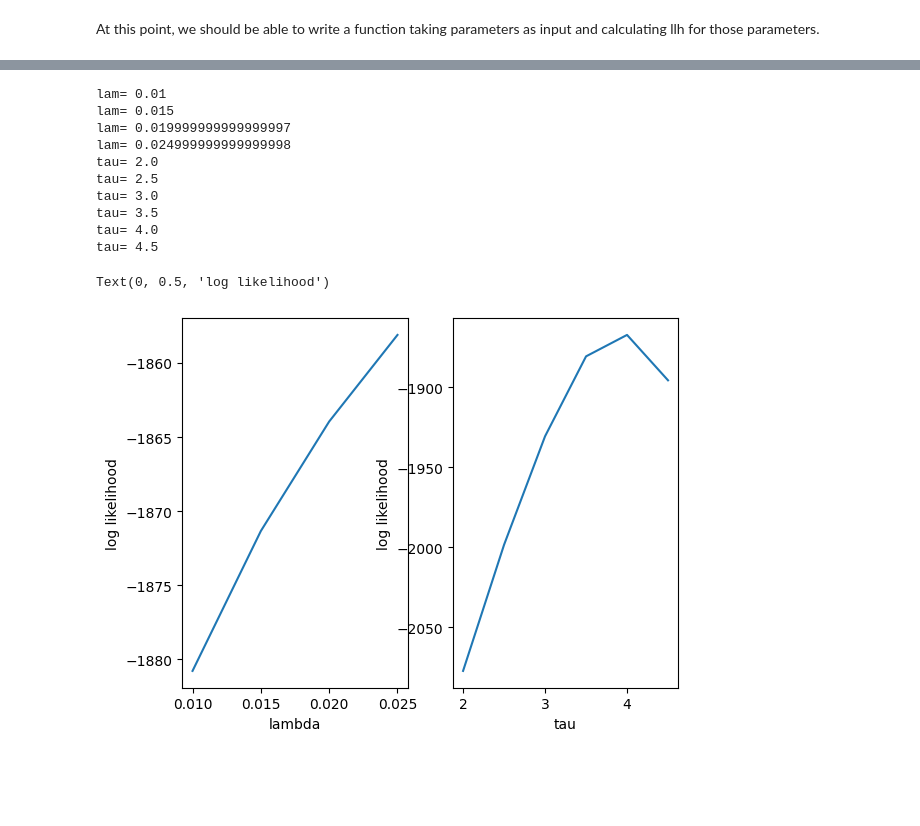
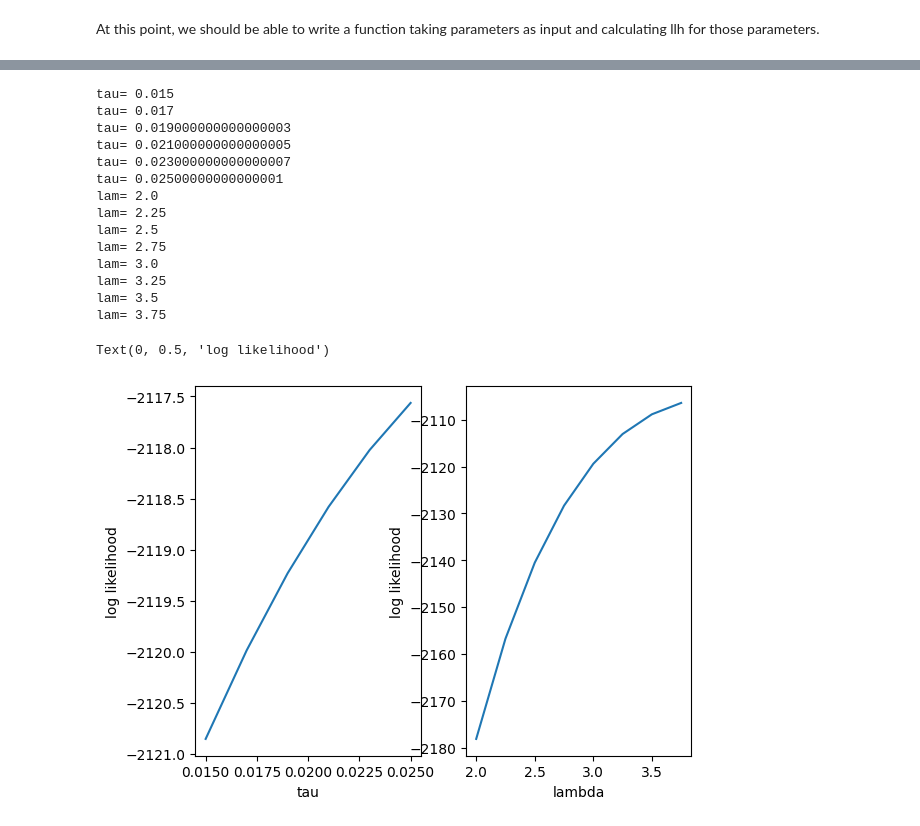
Before and after one commit to JBHilton/covid-19-in-households-public, a Jupyter notebook: examples/inference-from-testing/testing_with_modular_code.ipynb, the cells around one changed output, grey strips where cells are left out. Saved outputs shown, nothing was run; the diff lists cells and outputs as text; code cells hidden in the pictures; blank space fills up the shorter version.

```diff
--- a/examples/inference-from-testing/testing_with_modular_code.ipynb
+++ b/examples/inference-from-testing/testing_with_modular_code.ipynb
@@ -286,15 +286,16 @@ multi_hh_llh = sum(array([llh_from_test_data(sample_data, test_times, rhs, H0) f
 # %% [markdown]
 At this point, we should be able to write a function taking parameters as input and calculating llh for those parameters.
 # %%
-def llh_from_pars(data, test_times, lam, tau):
+def llh_from_pars(data, test_times, tau, lam):
     model_input = SEIRInput(SPEC, composition_list, comp_dist, print_ests=False)
-    model_input.k_home = lam / model_input.beta_int * model_input.k_home
-    model_input.k_ext = tau * model_input.k_ext
+    model_input.k_home = (tau / model_input.beta_int) * model_input.k_home
+    model_input.k_ext = 0 * model_input.k_ext
+    model_input.density_expo = true_density_expo
     # With the parameters chosen, we calculate Q_int:
     household_population = HouseholdPopulation(
         composition_list, comp_dist, model_input)
-
-    rhs = SEIRRateEquations(model_input, household_population, NoImportModel(4,1))
+    # lam goes in as arg for rate equations
+    rhs = SEIRRateEquations(model_input, household_population, FixedImportModel(4,1, np.array([lam * pop_prev])))
     H0 = make_initial_condition_by_eigenvector(growth_rate, model_input, household_population, rhs, 1e-2, 0.0,False,3)
     tspan = (0.0, 365)
     return(sum(array([llh_from_test_data(data, test_times, rhs, H0) for data in multi_hh_data])))
@@ -305,9 +304,9 @@ llh_from_pars(multi_hh_data, test_times, 0.015, 4)
 # %%
-lam_vals = arange(0.01, 0.03, 0.005)
-tau_vals = arange(2.0, 5.0, 0.5)
-llh_vals = np.zeros((len(lam_vals), len(tau_vals)))
-for i in range(len(lam_vals)):
-    for j in range(len(tau_vals)):
-        print("lam=",lam_vals[i],", tau=",tau_vals[j])
-        llh_vals[i,j] = llh_from_pars(multi_hh_data, test_times, lam_vals[i], tau_vals[j])
+tau_vals = arange(0.015, 0.025, 0.002)
+lam_vals = arange(2., 4.0, 0.25)
+llh_vals = np.zeros((len(tau_vals), len(lam_vals)))
+for i in range(len(tau_vals)):
+    for j in range(len(lam_vals)):
+        llh_vals[i,j] = llh_from_pars(multi_hh_data, test_times, tau_vals[i], lam_vals[j])
+        print("tau=",tau_vals[i],", lam=",lam_vals[j], ", llh[tau, lam]=", llh_vals[i, j])
 # %% [output]
@@ -346,31 +347,35 @@ ax.plot([model_input.beta_int],
 # %%
+llh_fixed_lam = np.zeros((len(tau_vals),))
+for i in range(len(tau_vals)):
+    print("tau=",tau_vals[i])
+    llh_fixed_lam[i] = llh_from_pars(multi_hh_data, test_times, tau_vals[i], true_lam)
+
 llh_fixed_tau = np.zeros((len(lam_vals),))
 for i in range(len(lam_vals)):
     print("lam=",lam_vals[i])
-    llh_fixed_tau[i] = llh_from_pars(multi_hh_data, test_times, lam_vals[i], beta_ext)
-
-llh_fixed_lam = np.zeros((len(tau_vals),))
-for i in range(len(tau_vals)):
-    print("tau=",tau_vals[i])
-    llh_fixed_lam[i] = llh_from_pars(multi_hh_data, test_times, model_input.beta_int, tau_vals[i])
+    llh_fixed_tau[i] = llh_from_pars(multi_hh_data, test_times, model_input.beta_int, lam_vals[i])
 
 fig, (ax1, ax2) = subplots(1, 2)
-ax1.plot(lam_vals, llh_fixed_tau)
-ax1.set_xlabel("lambda")
+ax1.plot(tau_vals, llh_fixed_lam)
+ax1.set_xlabel("tau")
 ax1.set_ylabel("log likelihood")
-ax2.plot(tau_vals, llh_fixed_lam)
-ax2.set_xlabel("tau")
+ax2.plot(lam_vals, llh_fixed_tau)
+ax2.set_xlabel("lambda")
 ax2.set_ylabel("log likelihood")
 # %% [output]
-lam= 0.01
-lam= 0.015
-lam= 0.019999999999999997
-lam= 0.024999999999999998
-tau= 2.0
-tau= 2.5
-tau= 3.0
-tau= 3.5
-tau= 4.0
-tau= 4.5
+tau= 0.015
+tau= 0.017
+tau= 0.019000000000000003
+tau= 0.021000000000000005
+tau= 0.023000000000000007
+tau= 0.02500000000000001
+lam= 2.0
+lam= 2.25
+lam= 2.5
+lam= 2.75
+lam= 3.0
+lam= 3.25
+lam= 3.5
+lam= 3.75
 Text(0, 0.5, 'log likelihood')
-[figure, old version]
+[figure, new version]
```
Also changed, not shown: parts of 11 cells of this notebook.
